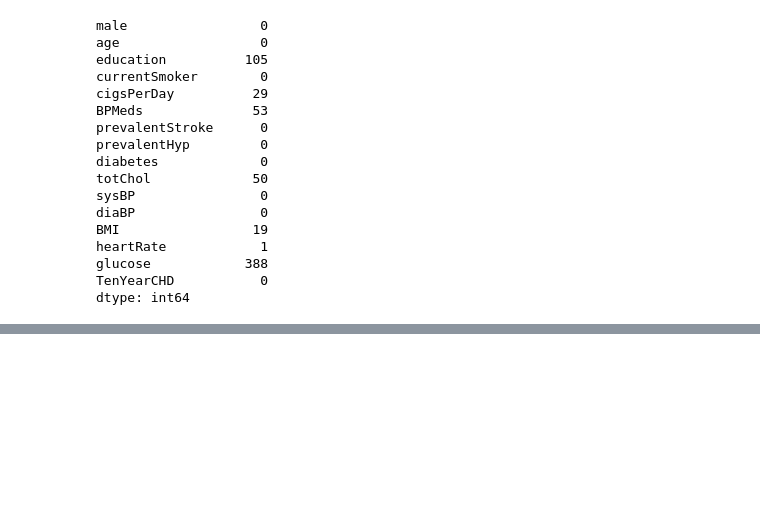
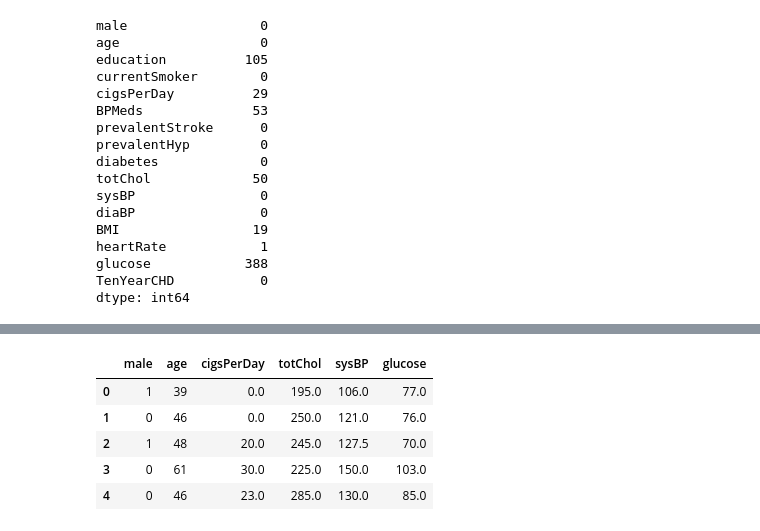
Before and after one commit to Dhruv-Chandra/Heart-Patients, a Jupyter notebook: Heart Patients.ipynb, the cells around one changed output, grey strips where cells are left out. Saved outputs shown, nothing was run; the diff lists cells and outputs as text; code cells hidden in the pictures; blank space fills up the shorter version.

```diff
--- a/Heart Patients.ipynb
+++ b/Heart Patients.ipynb
@@ -160,0 +294,11 @@ dtype: int64
+# %%
+new_x = dfp_constant[back_res.params.index]
+new_x.drop(columns=['const'], axis=1, inplace=True)
+new_y = dfp_constant.TenYearCHD
+# %% [output]
+|  | male | age | cigsPerDay | totChol | sysBP | glucose |
+| 0 | 1 | 39 | 0.0 | 195.0 | 106.0 | 77.0 |
+| 1 | 0 | 46 | 0.0 | 250.0 | 121.0 | 76.0 |
+| 2 | 1 | 48 | 20.0 | 245.0 | 127.5 | 70.0 |
+| 3 | 0 | 61 | 30.0 | 225.0 | 150.0 | 103.0 |
+| 4 | 0 | 46 | 23.0 | 285.0 | 130.0 | 85.0 |
```
Also changed, not shown: parts of 19 cells of this notebook.
